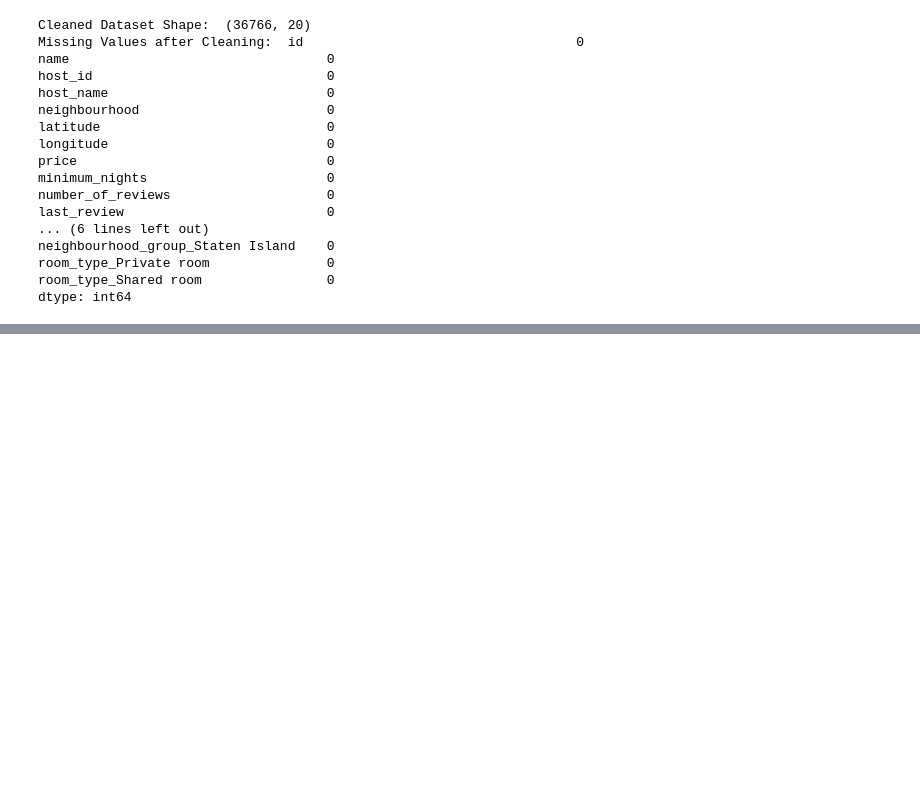
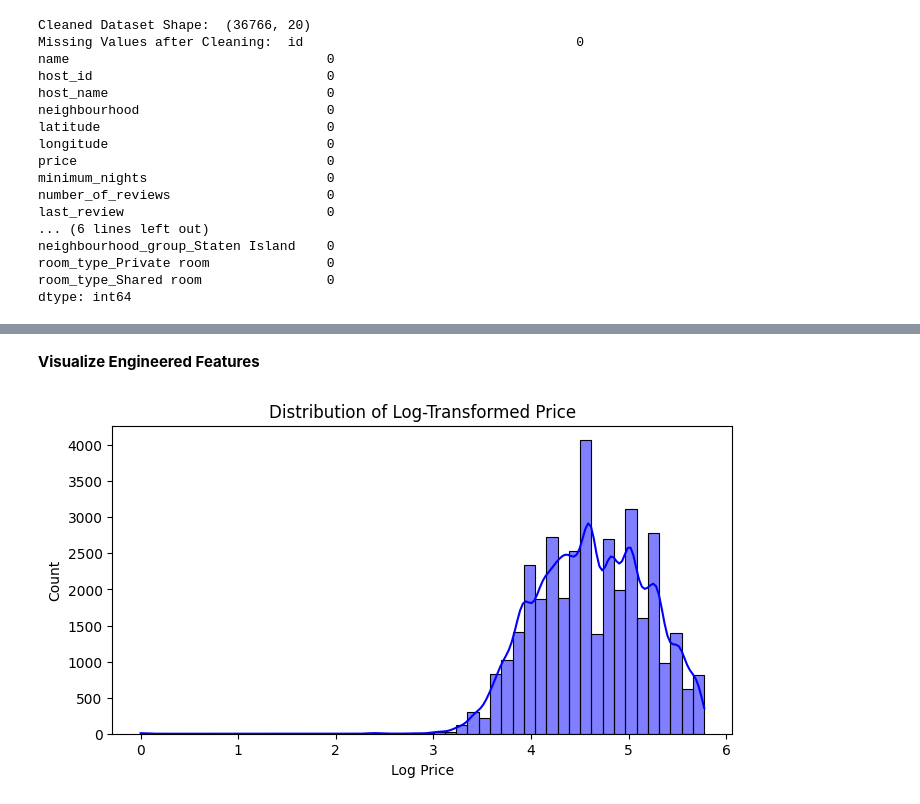
Before and after one commit to Nischal2015/data-viz, a Jupyter notebook: notebooks/notebook.ipynb, the cells around one changed output, grey strips where cells are left out. Cells and saved outputs as stored; diff of their text form; code cells hidden in the pictures; blank space fills up the shorter version.

```diff
--- a/notebooks/notebook.ipynb
+++ b/notebooks/notebook.ipynb
@@ -472,0 +533,12 @@ Avoiding Multicollinearity: Dropping the first category (e.g., `neighbourhood_gr
+# %%
+# Binary feature for high review activity
+median_reviews = df_clean['number_of_reviews'].median()
+df_clean['is_highly_reviewed'] = (df_clean['number_of_reviews'] > median_reviews).astype(int)
+# %%
+# Interaction term: minimum_nights * availability_365
+df_clean['nights_availability_interaction'] = df_clean['minimum_nights'] * df_clean['availability_365']
+# %%
+# Temporal features from 'last_review'
+df_clean['last_review_year'] = df_clean['last_review'].dt.year
+df_clean['last_review_month'] = df_clean['last_review'].dt.month
+df_clean['is_recent_review'] = (df_clean['last_review'] > '2019-01-01').astype(int)
@@ -472,0 +551,16 @@ Avoiding Multicollinearity: Dropping the first category (e.g., `neighbourhood_gr
+# %%
+# Text analysis: Sentiment score from 'name'
+df_clean['name_sentiment'] = df_clean['name'].apply(
+    lambda x: TextBlob(str(x)).sentiment.polarity if pd.notnull(x) else 0
+)
+# %% [markdown]
+**Visualize Engineered Features**
+# %%
+# Distribution of log_price
+plt.figure(figsize=(8, 4))
+sns.histplot(df_clean['log_price'], bins=50, kde=True, color='blue')
+plt.title('Distribution of Log-Transformed Price')
+plt.xlabel('Log Price')
+plt.show()
+# %% [output]
+[figure, added]
```
Also changed, not shown: parts of 18 cells of this notebook, 2 other files.
